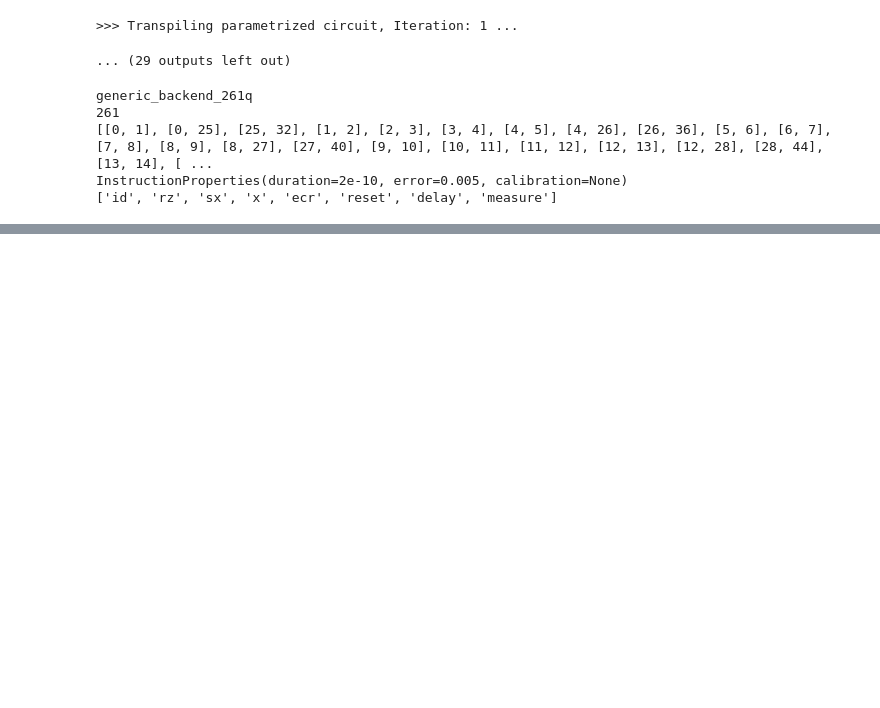
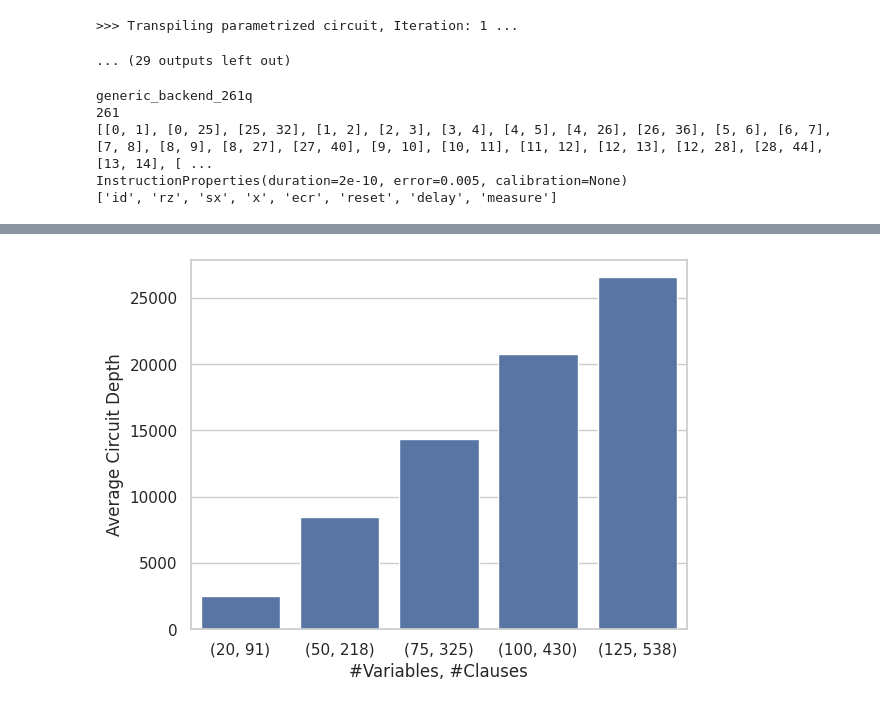
Before and after one commit to oguzcankirmemis/FPQA-MAX3-SAT, a Jupyter notebook: superconducting_experiments.ipynb, the cells around one changed output, grey strips where cells are left out. Saved outputs shown, nothing was run; the diff lists cells and outputs as text; code cells hidden in the pictures; blank space fills up the shorter version.

```diff
--- a/superconducting_experiments.ipynb
+++ b/superconducting_experiments.ipynb
@@ -197,0 +200,9 @@ sns.barplot(
+# %%
+df = pd.read_csv("./results/superconducting_1.csv")
+df["#Variables, #Clauses"] = df.apply(lambda row: str((row["Number of Variables"], row["Number of Clauses"])), axis=1)
+sns.set_theme(style="whitegrid")
+ax = sns.barplot(x="#Variables, #Clauses", y="Average Circuit Depth", data=df)
+plt.savefig("./plots/superconducting_circuit_depth.pdf", bbox_inches="tight")
+plt.show()
+# %% [output]
+[figure, added]
```
Also changed, not shown: parts of 11 cells of this notebook, 45 other files.
